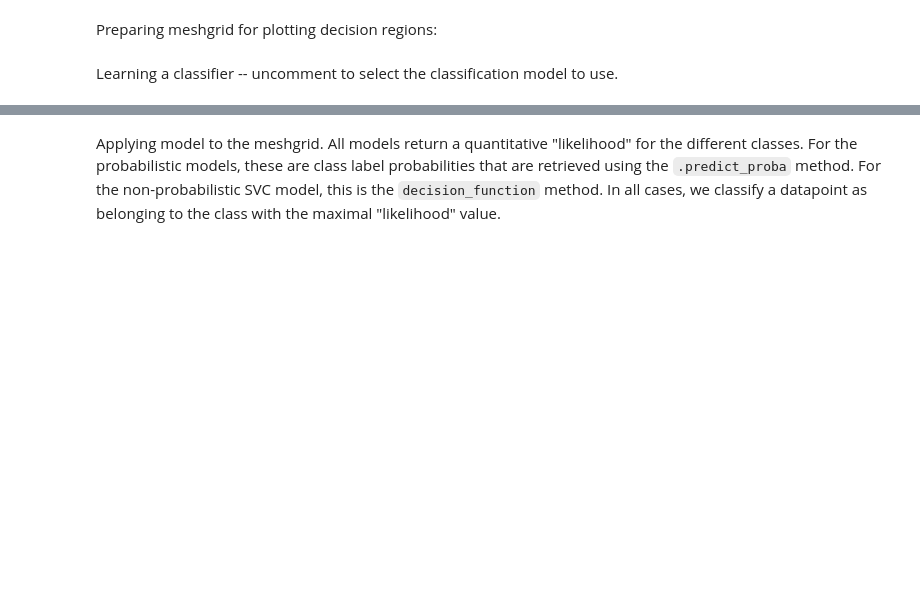
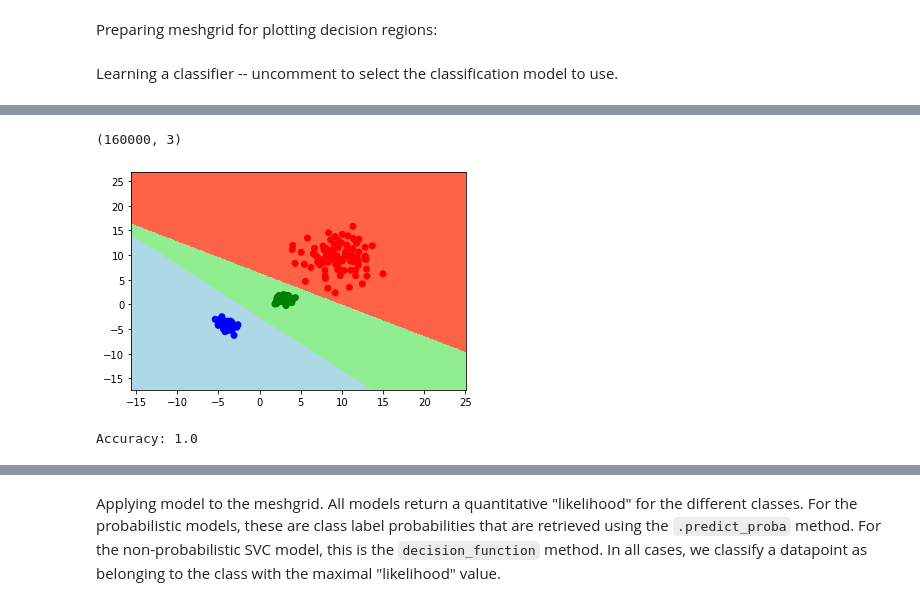
Before and after one commit to KuskIV/ml_exam_notes, a Jupyter notebook: selfstudy/02.ipynb, the cells around one changed output, grey strips where cells are left out. Cells and saved outputs as stored; diff of their text form; code cells hidden in the pictures; blank space fills up the shorter version.

```diff
--- a/selfstudy/02.ipynb
+++ b/selfstudy/02.ipynb
@@ -92,0 +137,8 @@ model.fit(features,labels)
+# %%
+model_svc= SVC(kernel='linear')
+model_svc.fit(features,labels)
+plot_model(model_svc, is_svc=True)
+# %% [output]
+(160000, 3)
+[figure, added]
+Accuracy: 1.0
```
Also changed, not shown: parts of 37 cells of this notebook, 51 other files.
